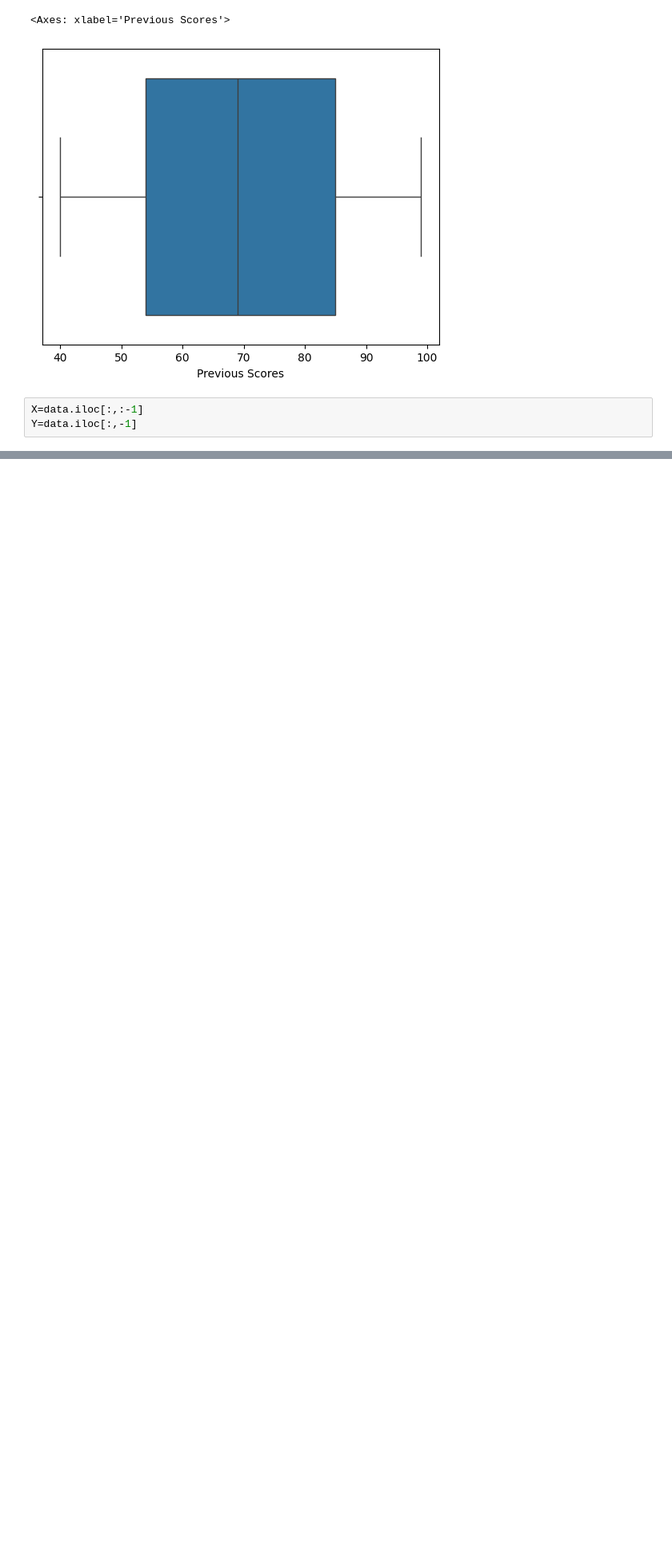
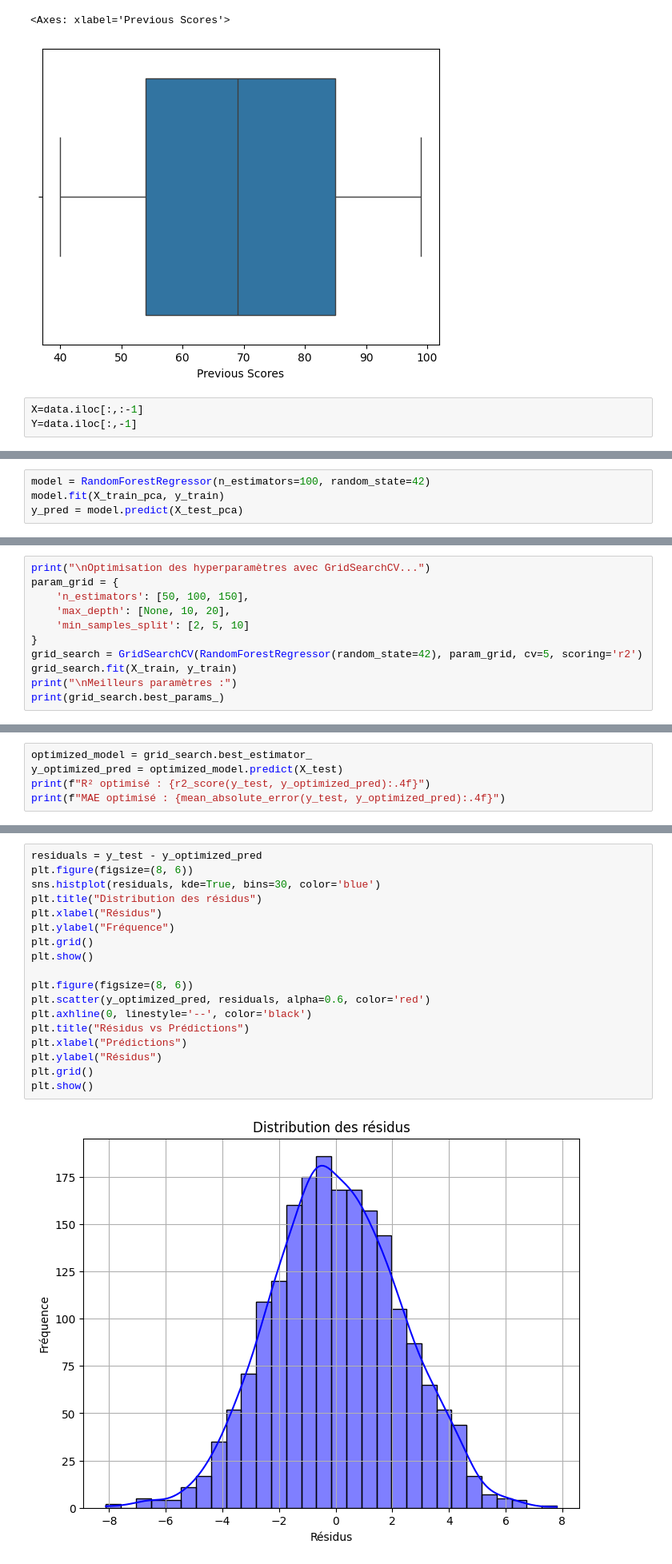
Before and after one commit to AdamSe22/DataMinig, a Jupyter notebook: multiple_student.ipynb, the cells around one changed output, grey strips where cells are left out. Shown at 80% size. Drawn from its saved outputs; the diff is of its cells as text; blank space fills up the shorter version.

```diff
--- a/multiple_student.ipynb
+++ b/multiple_student.ipynb
@@ -364,0 +409,4 @@ print(data.head())
+# %%
+model = RandomForestRegressor(n_estimators=100, random_state=42)
+model.fit(X_train_pca, y_train)
+y_pred = model.predict(X_test_pca)
@@ -364,0 +421,11 @@ print(data.head())
+# %%
+print("\nOptimisation des hyperparamètres avec GridSearchCV...")
+param_grid = {
+    'n_estimators': [50, 100, 150],
+    'max_depth': [None, 10, 20],
+    'min_samples_split': [2, 5, 10]
+}
+grid_search = GridSearchCV(RandomForestRegressor(random_state=42), param_grid, cv=5, scoring='r2')
+grid_search.fit(X_train, y_train)
+print("\nMeilleurs paramètres :")
+print(grid_search.best_params_)
@@ -364,0 +437,5 @@ print(data.head())
+# %%
+optimized_model = grid_search.best_estimator_
+y_optimized_pred = optimized_model.predict(X_test)
+print(f"R² optimisé : {r2_score(y_test, y_optimized_pred):.4f}")
+print(f"MAE optimisé : {mean_absolute_error(y_test, y_optimized_pred):.4f}")
@@ -364,0 +445,20 @@ print(data.head())
+# %%
+residuals = y_test - y_optimized_pred
+plt.figure(figsize=(8, 6))
+sns.histplot(residuals, kde=True, bins=30, color='blue')
+plt.title("Distribution des résidus")
+plt.xlabel("Résidus")
+plt.ylabel("Fréquence")
+plt.grid()
+plt.show()
+
+plt.figure(figsize=(8, 6))
+plt.scatter(y_optimized_pred, residuals, alpha=0.6, color='red')
+plt.axhline(0, linestyle='--', color='black')
+plt.title("Résidus vs Prédictions")
+plt.xlabel("Prédictions")
+plt.ylabel("Résidus")
+plt.grid()
+plt.show()
+# %% [output]
+[figure, added]
```
Also changed, not shown: parts of 31 cells of this notebook, 1 other file.
